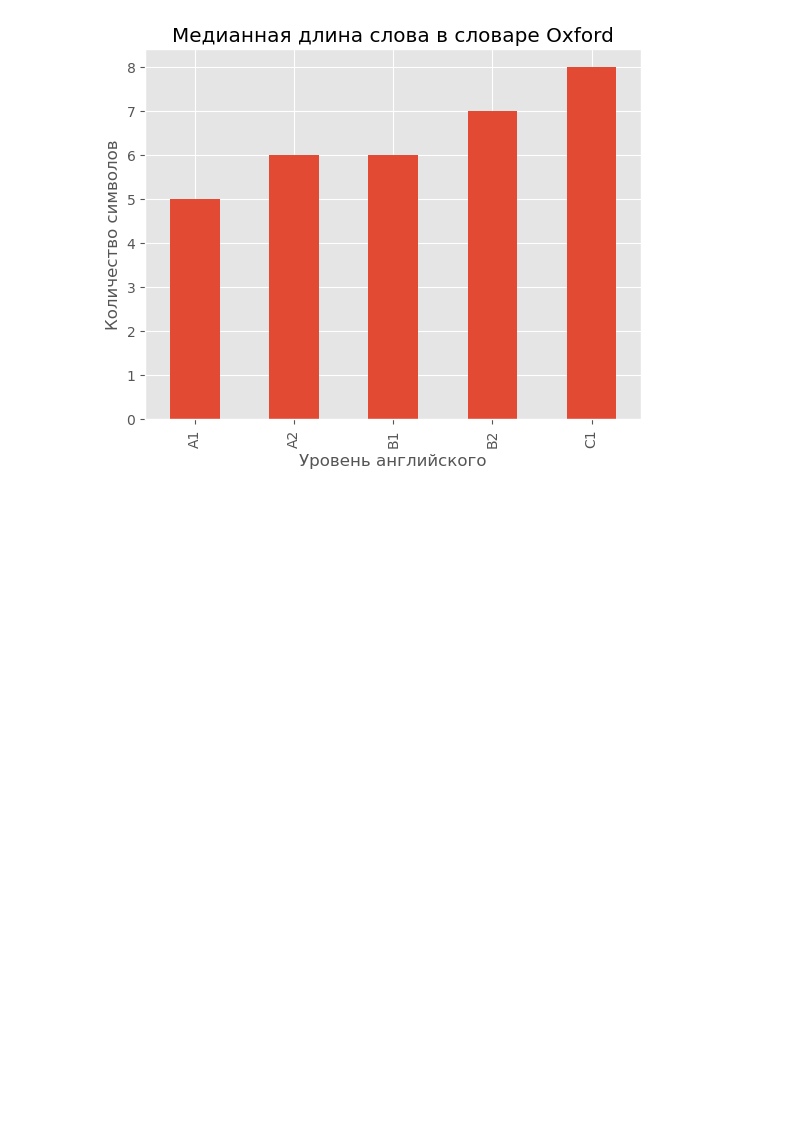
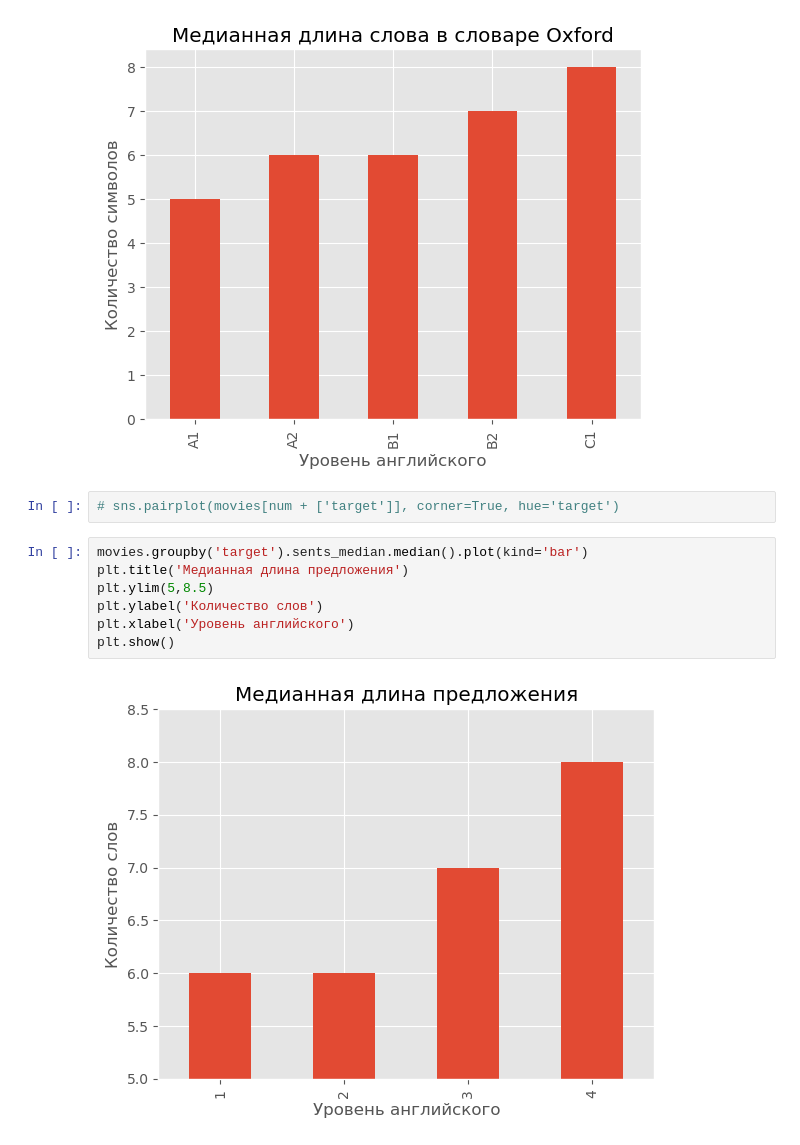
Before and after one commit to artefucktor/english_level, a Jupyter notebook: movies_english_level.ipynb, the cells around one changed output. Saved outputs shown, nothing was run; the diff lists cells and outputs as text; blank space fills up the shorter version.

```diff
--- a/movies_english_level.ipynb
+++ b/movies_english_level.ipynb
@@ -631,3 +588,14 @@ plt.xlabel('Уровень английского')
 plt.show()
 # %% [output]
 [figure]
+# %%
+# sns.pairplot(movies[num + ['target']], corner=True, hue='target')
+# %%
+movies.groupby('target').sents_median.median().plot(kind='bar')
+plt.title('Медианная длина предложения')
+plt.ylim(5,8.5)
+plt.ylabel('Количество слов')
+plt.xlabel('Уровень английского')
+plt.show()
+# %% [output]
+[figure, added]
```
Also changed, not shown: parts of 19 cells of this notebook, 2 other files.
